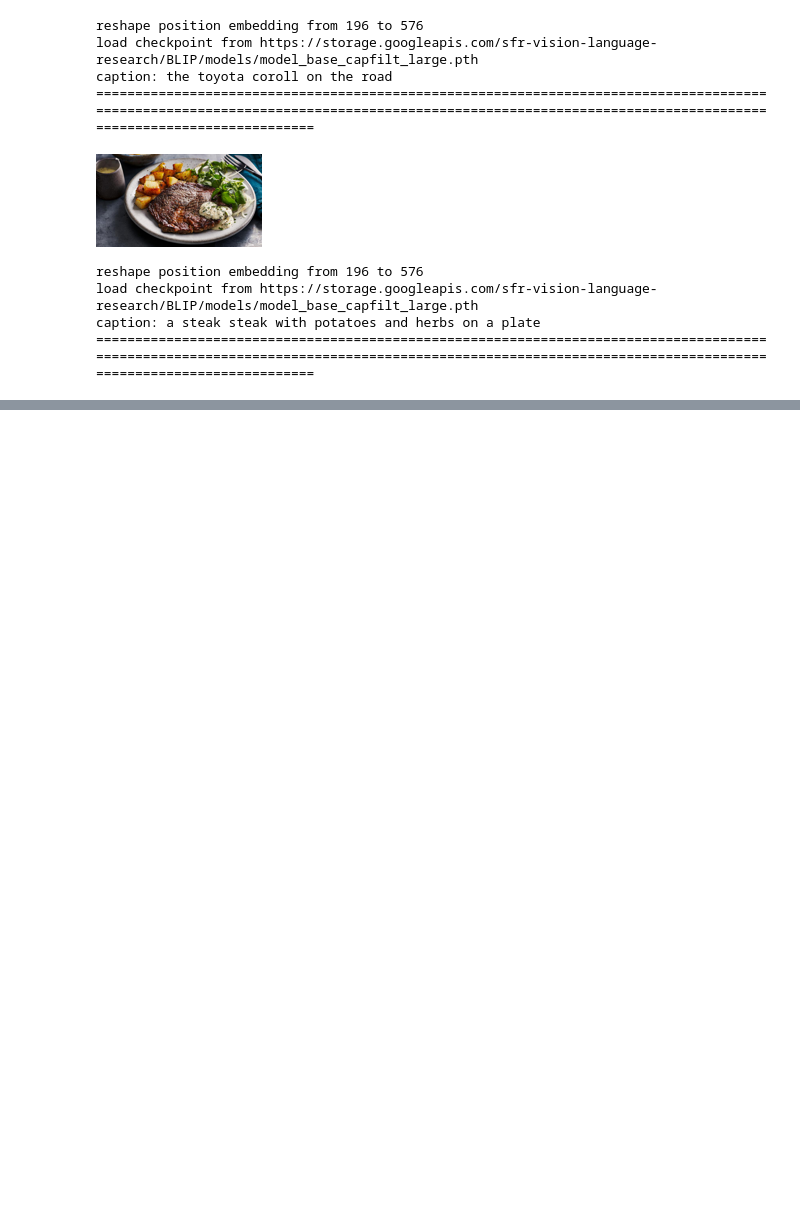
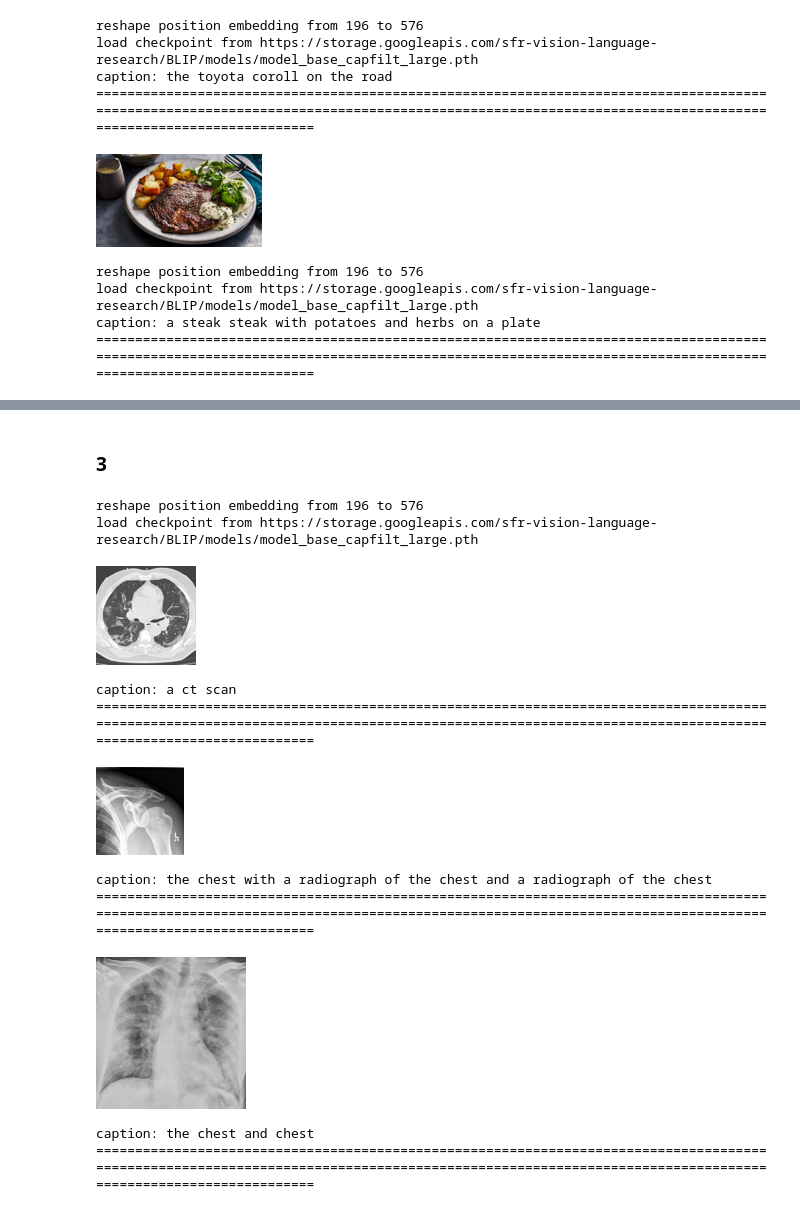
Before and after one commit to russell-ai/SOTA, a Jupyter notebook: blip_itm.ipynb, the cells around one changed output, grey strips where cells are left out. Saved outputs shown, nothing was run; the diff lists cells and outputs as text; code cells hidden in the pictures; blank space fills up the shorter version.

```diff
--- a/blip_itm.ipynb
+++ b/blip_itm.ipynb
@@ -265,0 +366,40 @@ caption: a steak steak with potatoes and herbs on a plate
+# %% [markdown]
+### 3
+# %%
+from models.blip import blip_decoder
+
+model_url = 'https://storage.googleapis.com/sfr-vision-language-research/BLIP/models/model_base_capfilt_large.pth'
+
+urls = [
+        "https://pubs.rsna.org/cms/10.1148/rg.2020200159/asset/images/medium/rg.2020200159.fig7a.gif",
+        "https://prod-images-static.radiopaedia.org/images/133745/b195ce6926c4ec406b8dcb33ded4c1_gallery.jpg",
+        "https://tidsskriftet.no/sites/default/files/styles/default_scale/public/article--2020--04--20-0332--KRO_20-0332-02_ENG.jpg?itok=FW7MParN"
+        ]
+
+model = blip_decoder(pretrained=model_url, image_size=image_size, vit='base')
+model.eval()
+model = model.to(device)
+
+for img_url in urls:
+    image = load_demo_image(image_size=image_size, device=device, img_url=img_url)
+
+
+    with torch.no_grad():
+        # beam search
+        caption = model.generate(image, sample=False, num_beams=3, max_length=20, min_length=5)
+        # nucleus sampling
+        # caption = model.generate(image, sample=True, top_p=0.9, max_length=20, min_length=5)
+        print('caption: '+caption[0])
+        print("=="*100)
+# %% [output]
+reshape position embedding from 196 to 576
+load checkpoint from https://storage.googleapis.com/sfr-vision-language-research/BLIP/models/model_base_capfilt_large.pth
+[figure, added]
+caption: a ct scan
+========================================================================================================================================================================================================
+[figure, added]
+caption: the chest with a radiograph of the chest and a radiograph of the chest
+========================================================================================================================================================================================================
+[figure, added]
+caption: the chest and chest
+========================================================================================================================================================================================================
```
Also changed, not shown: parts of 9 cells of this notebook.
